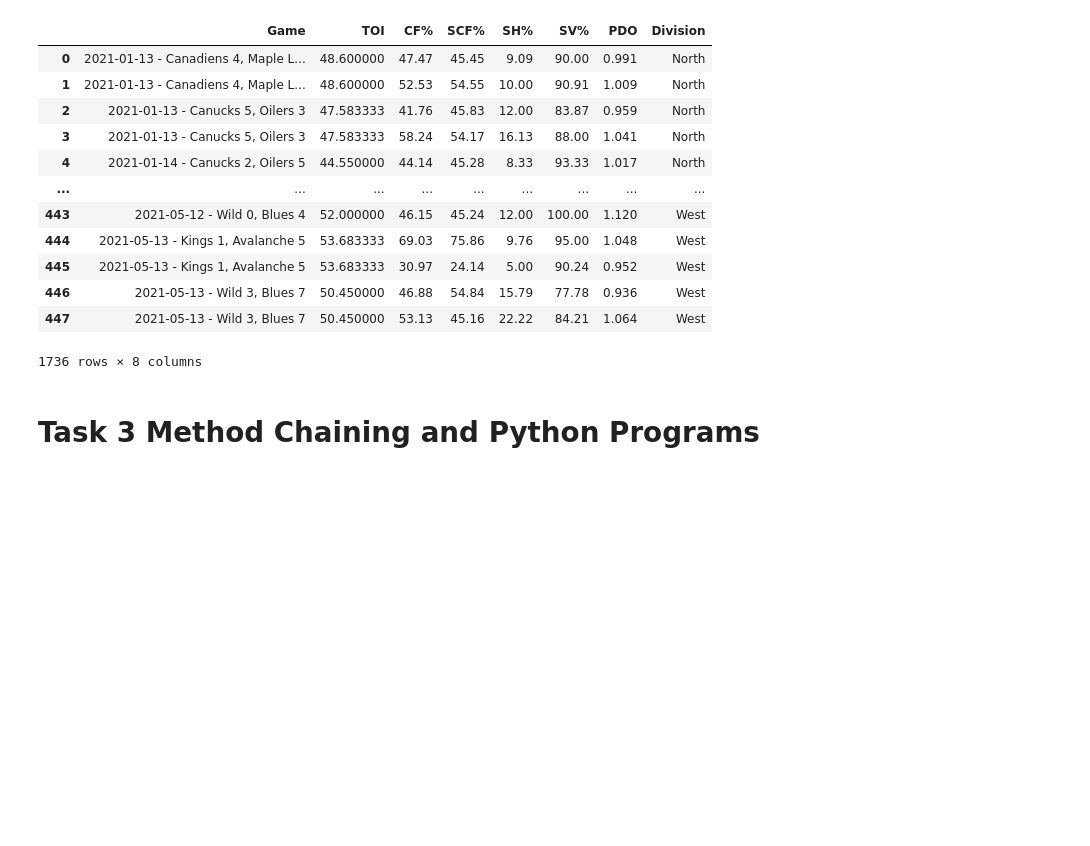
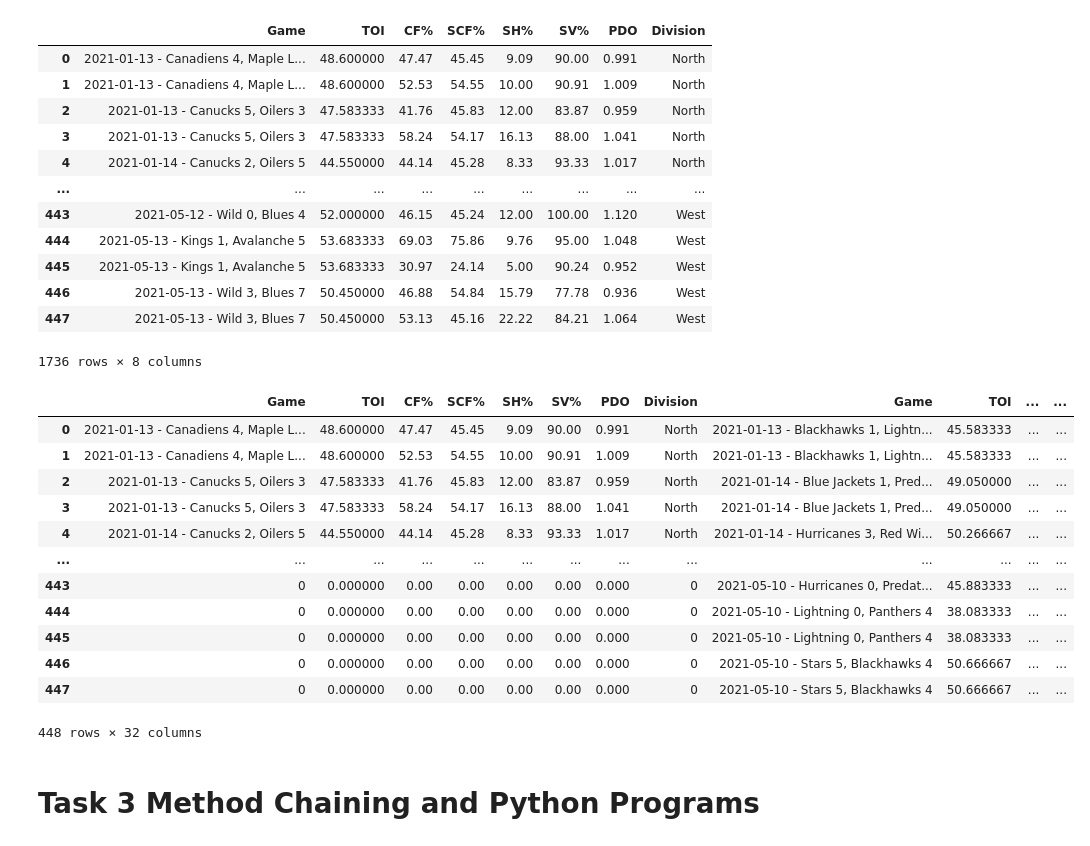
Before and after one commit to data301-2021-winter1/project-group23-project, a Jupyter notebook: notebooks/analysis2.ipynb, the cells around one changed output. Drawn from its saved outputs; the diff is of its cells as text; code cells hidden in the pictures; blank space fills up the shorter version.

```diff
--- a/notebooks/analysis2.ipynb
+++ b/notebooks/analysis2.ipynb
@@ -283,3 +283,22 @@ alldivisions
 | 446 | 2021-05-13 - Wild 3, Blues 7 | 50.450000 | 46.88 | 54.84 | 15.79 | 77.78 | 0.936 | West |
 | 447 | 2021-05-13 - Wild 3, Blues 7 | 50.450000 | 53.13 | 45.16 | 22.22 | 84.21 | 1.064 | West |
 1736 rows × 8 columns
+# %%
+
+#Trying to Create long version of all divisions.
+alldivisionstogether = pd.concat([northdiv, centdiv, eastdiv,westdiv], axis=1).fillna(0)
+alldivisionstogether
+# %% [output]
+|  | Game | TOI | CF% | SCF% | SH% | SV% | PDO | Division | Game | TOI | ... | ... |
+| 0 | 2021-01-13 - Canadiens 4, Maple L... | 48.600000 | 47.47 | 45.45 | 9.09 | 90.00 | 0.991 | North | 2021-01-13 - Blackhawks 1, Lightn... | 45.583333 | ... | ... |
+| 1 | 2021-01-13 - Canadiens 4, Maple L... | 48.600000 | 52.53 | 54.55 | 10.00 | 90.91 | 1.009 | North | 2021-01-13 - Blackhawks 1, Lightn... | 45.583333 | ... | ... |
+| 2 | 2021-01-13 - Canucks 5, Oilers 3 | 47.583333 | 41.76 | 45.83 | 12.00 | 83.87 | 0.959 | North | 2021-01-14 - Blue Jackets 1, Pred... | 49.050000 | ... | ... |
+| 3 | 2021-01-13 - Canucks 5, Oilers 3 | 47.583333 | 58.24 | 54.17 | 16.13 | 88.00 | 1.041 | North | 2021-01-14 - Blue Jackets 1, Pred... | 49.050000 | ... | ... |
+| 4 | 2021-01-14 - Canucks 2, Oilers 5 | 44.550000 | 44.14 | 45.28 | 8.33 | 93.33 | 1.017 | North | 2021-01-14 - Hurricanes 3, Red Wi... | 50.266667 | ... | ... |
+| ... | ... | ... | ... | ... | ... | ... | ... | ... | ... | ... | ... | ... |
+| 443 | 0 | 0.000000 | 0.00 | 0.00 | 0.00 | 0.00 | 0.000 | 0 | 2021-05-10 - Hurricanes 0, Predat... | 45.883333 | ... | ... |
+| 444 | 0 | 0.000000 | 0.00 | 0.00 | 0.00 | 0.00 | 0.000 | 0 | 2021-05-10 - Lightning 0, Panthers 4 | 38.083333 | ... | ... |
+| 445 | 0 | 0.000000 | 0.00 | 0.00 | 0.00 | 0.00 | 0.000 | 0 | 2021-05-10 - Lightning 0, Panthers 4 | 38.083333 | ... | ... |
+| 446 | 0 | 0.000000 | 0.00 | 0.00 | 0.00 | 0.00 | 0.000 | 0 | 2021-05-10 - Stars 5, Blackhawks 4 | 50.666667 | ... | ... |
+| 447 | 0 | 0.000000 | 0.00 | 0.00 | 0.00 | 0.00 | 0.000 | 0 | 2021-05-10 - Stars 5, Blackhawks 4 | 50.666667 | ... | ... |
+448 rows × 32 columns
```
Also changed, not shown: parts of 1 cell of this notebook, 1 other file.
